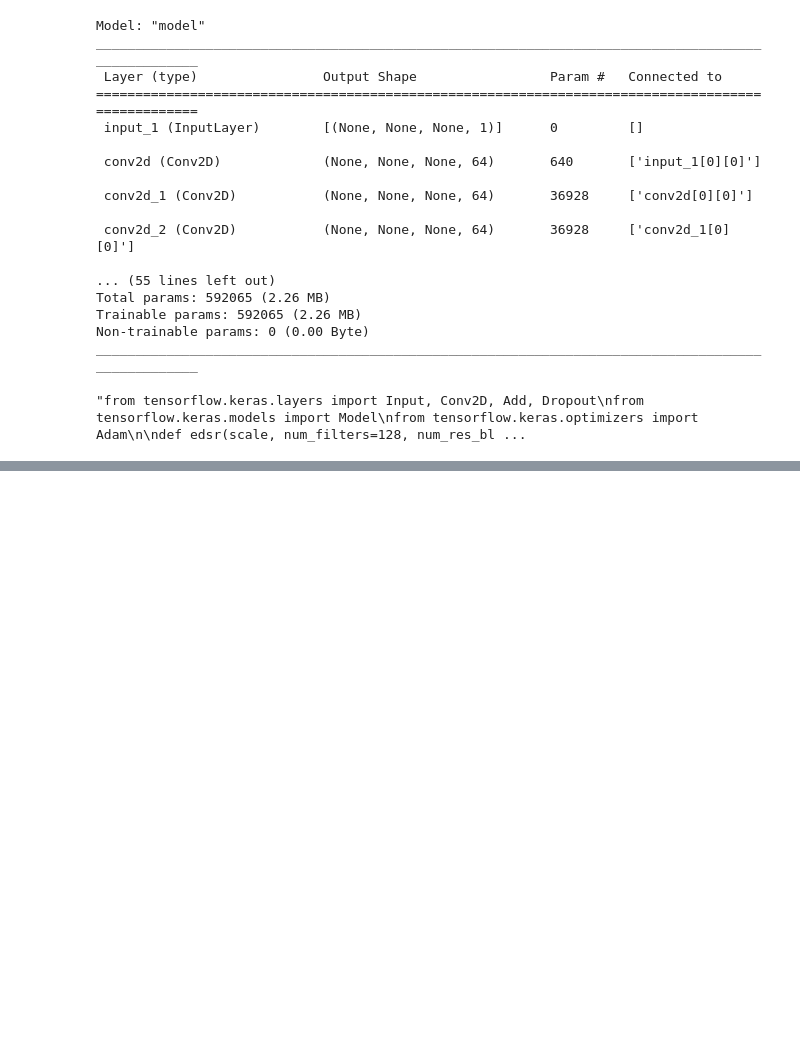
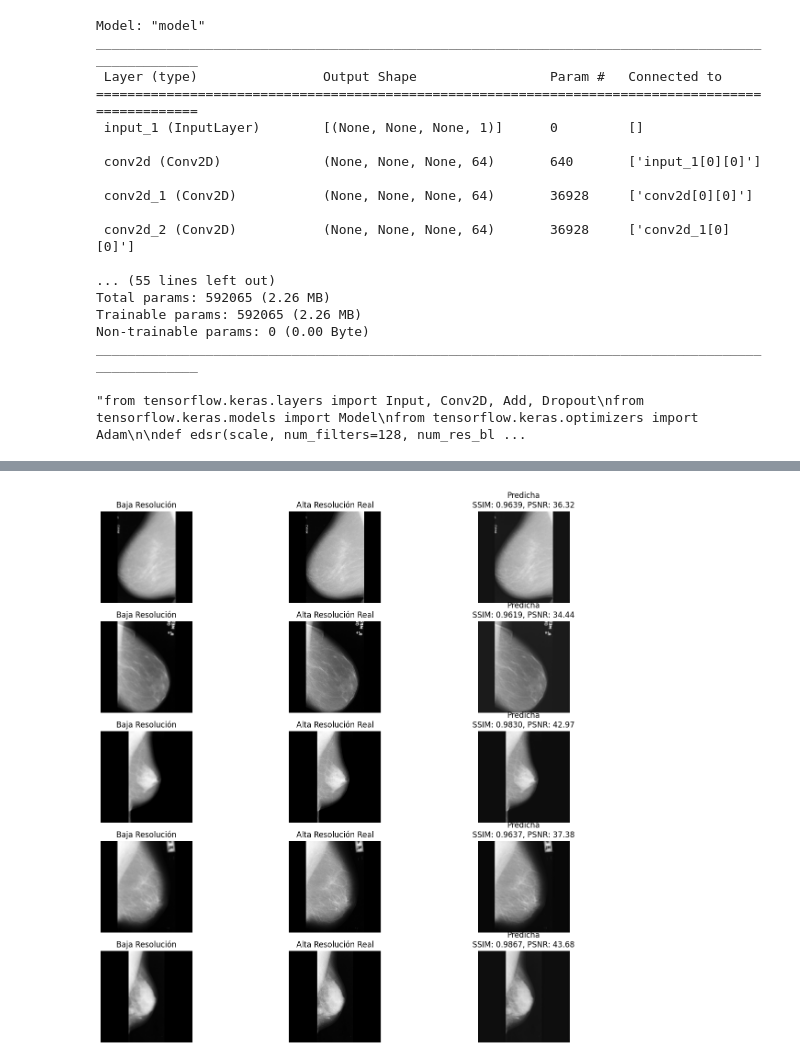
Before and after one commit to JhulianaM/Mammography, a Jupyter notebook: From0Edsr.ipynb, the cells around one changed output, grey strips where cells are left out. Saved outputs shown, nothing was run; the diff lists cells and outputs as text; code cells hidden in the pictures; blank space fills up the shorter version.

```diff
--- a/From0Edsr.ipynb
+++ b/From0Edsr.ipynb
@@ -183,0 +177,56 @@ Epoch 50/50
+# %%
+import numpy as np
+import matplotlib.pyplot as plt
+from skimage.metrics import structural_similarity as ssim, peak_signal_noise_ratio as psnr
+from tensorflow.keras.preprocessing.image import array_to_img
+
+# Seleccionar algunas imágenes de prueba para visualizar
+num_images = 5
+indices = np.random.choice(np.arange(x_test.shape[0]), num_images, replace=False)
+selected_low_res = x_test[indices]
+selected_high_res = y_test[indices]
+
+# Obtener las predicciones del modelo
+predictions = model.predict(selected_low_res)
+
+# Función para calcular SSIM y PSNR
+def calculate_metrics(high_res_images, predicted_images):
+    ssim_values = []
+    psnr_values = []
+    for i in range(len(high_res_images)):
+        ssim_value = ssim(high_res_images[i].squeeze(), predicted_images[i].squeeze(), data_range=predicted_images[i].max() - predicted_images[i].min())
+        psnr_value = psnr(high_res_images[i].squeeze(), predicted_images[i].squeeze(), data_range=predicted_images[i].max() - predicted_images[i].min())
+        ssim_values.append(ssim_value)
+        psnr_values.append(psnr_value)
+    return np.array(ssim_values), np.array(psnr_values)
+
+# Calcular las métricas
+ssim_values, psnr_values = calculate_metrics(selected_high_res, predictions)
+
+# Mostrar los resultados
+def plot_image_comparison(low_res_images, high_res_images, predicted_images, ssim_values, psnr_values, num_images=5):
+    plt.figure(figsize=(15, 15))
+    for i in range(num_images):
+        # Imagen de baja resolución
+        plt.subplot(num_images, 3, 3*i + 1)
+        plt.imshow(low_res_images[i].squeeze(), cmap='gray')
+        plt.title('Baja Resolución')
+        plt.axis('off')
+
+        # Imagen de alta resolución (real)
+        plt.subplot(num_images, 3, 3*i + 2)
+        plt.imshow(high_res_images[i].squeeze(), cmap='gray')
+        plt.title('Alta Resolución Real')
+        plt.axis('off')
+
+        # Imagen de alta resolución (predicha)
+        plt.subplot(num_images, 3, 3*i + 3)
+        plt.imshow(predicted_images[i].squeeze(), cmap='gray')
+        plt.title(f'Predicha\nSSIM: {ssim_values[i]:.4f}, PSNR: {psnr_values[i]:.2f}')
+        plt.axis('off')
+
+    plt.show()
+
+# Mostrar las imágenes comparadas con las métricas
+plot_image_comparison(selected_low_res, selected_high_res, predictions, ssim_values, psnr_values, num_images)
+# %% [output]
@@ -183,0 +234 @@ Epoch 50/50
+[figure, added]
```
Also changed, not shown: parts of 2 cells of this notebook.
